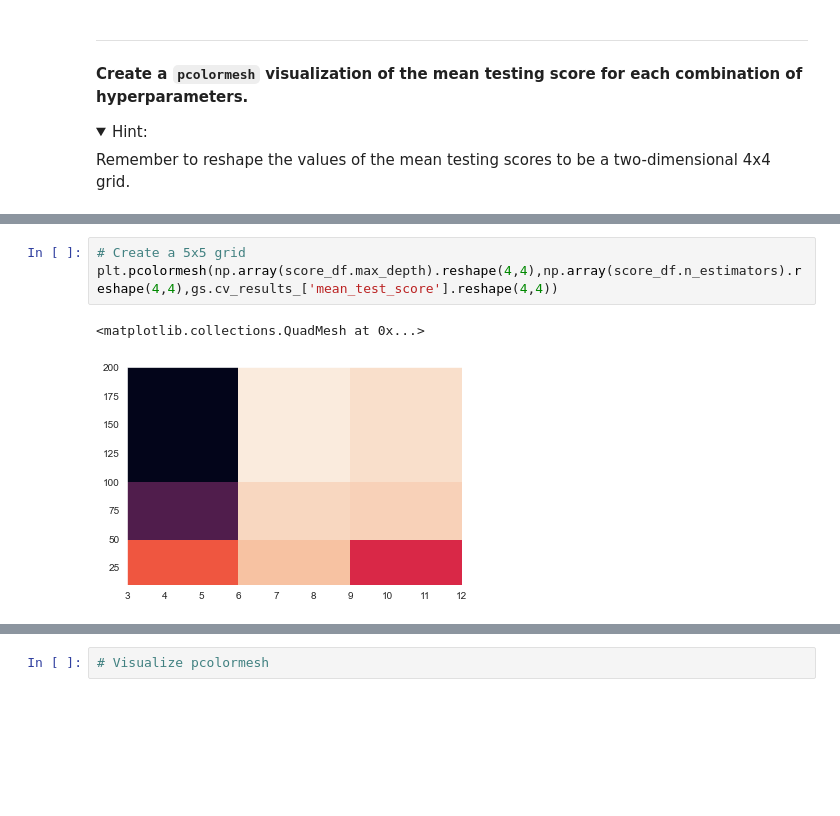
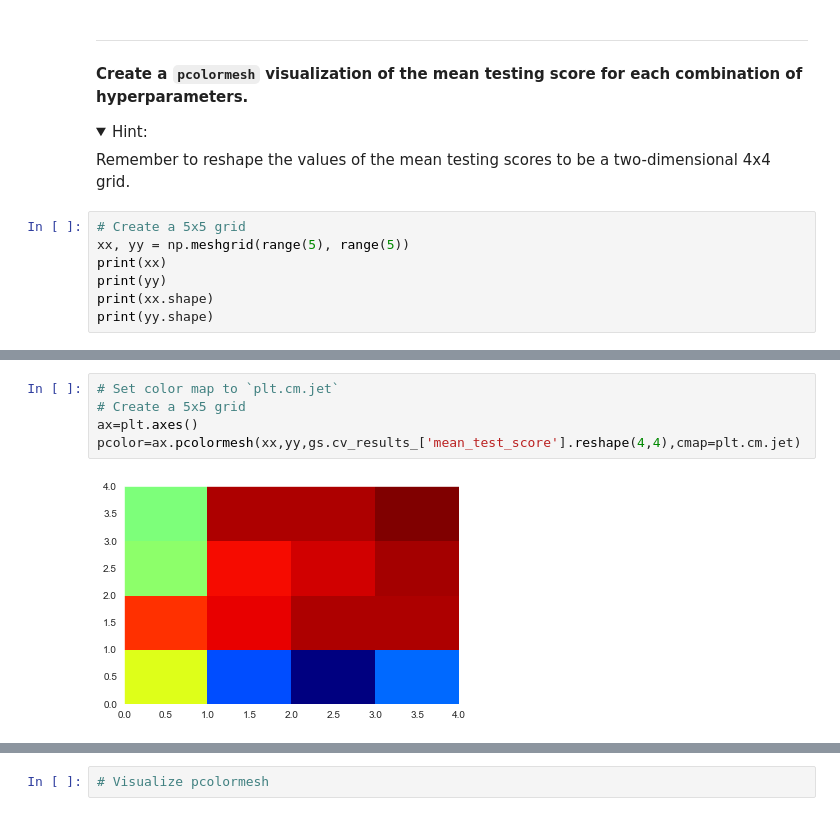
Before and after one commit to sahil199926/Technocolabs, a Jupyter notebook: Mini project/Cross-Validation_Grid_Search_with_Random_Forest.ipynb, the cells around one changed output, grey strips where cells are left out. Cells and saved outputs as stored; diff of their text form; folded sections open; blank space fills up the shorter version.

```diff
--- a/Mini project/Cross-Validation_Grid_Search_with_Random_Forest.ipynb
+++ b/Mini project/Cross-Validation_Grid_Search_with_Random_Forest.ipynb
@@ -190,3 +190,10 @@ ________________________________________________________________________________
     <summary>Hint:</summary>
     Remember to reshape the values of the mean testing scores to be a two-dimensional 4x4 grid.
 </details>
+# %%
+# Create a 5x5 grid
+xx, yy = np.meshgrid(range(5), range(5))
+print(xx)
+print(yy)
+print(xx.shape)
+print(yy.shape)
@@ -193,6 +213,7 @@ ________________________________________________________________________________
 # %%
+# Set color map to `plt.cm.jet`
 # Create a 5x5 grid
-plt.pcolormesh(np.array(score_df.max_depth).reshape(4,4),np.array(score_df.n_estimators).reshape(4,4),gs.cv_results_['mean_test_score'].reshape(4,4))
+ax=plt.axes()
+pcolor=ax.pcolormesh(xx,yy,gs.cv_results_['mean_test_score'].reshape(4,4),cmap=plt.cm.jet)
 # %% [output]
-<matplotlib.collections.QuadMesh at 0x...>
-[figure, old version]
+[figure, new version]
```
Also changed, not shown: parts of 5 cells of this notebook, 2 other files.
